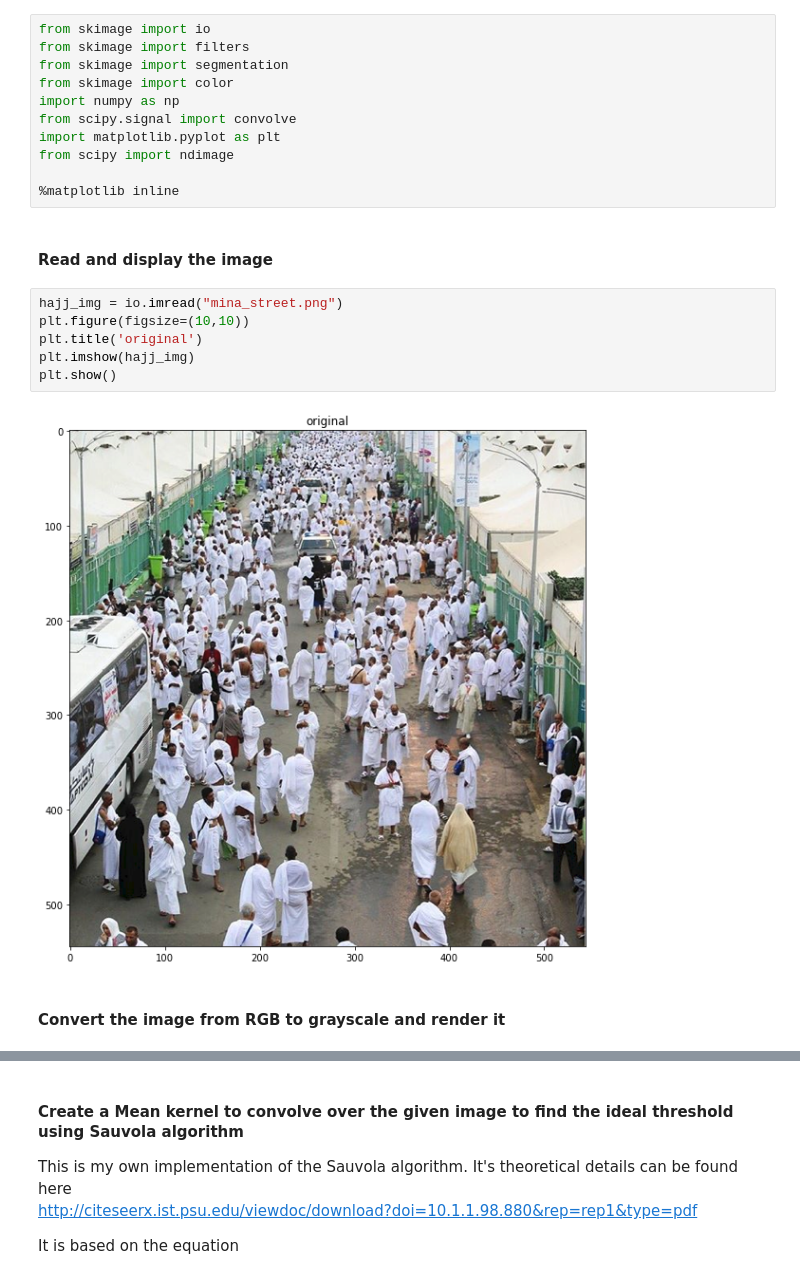
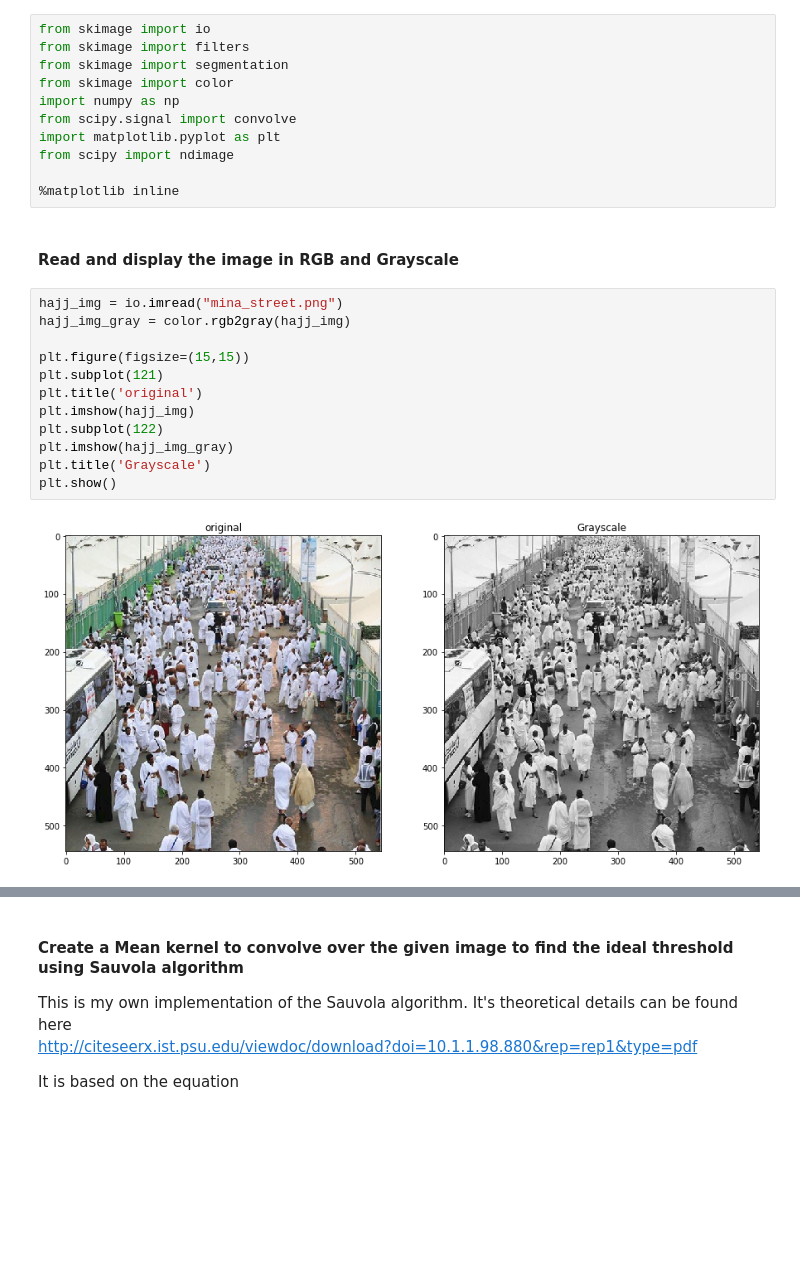
Before and after one commit to thariqkhalid/hajj, a Jupyter notebook: Preprocessing_jamrat_image.ipynb, the cells around one changed output, grey strips where cells are left out. Saved outputs shown, nothing was run; the diff lists cells and outputs as text; blank space fills up the shorter version.

```diff
--- a/Preprocessing_jamrat_image.ipynb
+++ b/Preprocessing_jamrat_image.ipynb
@@ -14,14 +14,18 @@ from scipy import ndimage
 
 %matplotlib inline
 # %% [markdown]
-#### Read and display the image
+#### Read and display the image in RGB and Grayscale
 # %%
 hajj_img = io.imread("mina_street.png")
-plt.figure(figsize=(10,10))
+hajj_img_gray = color.rgb2gray(hajj_img)
+
+plt.figure(figsize=(15,15))
+plt.subplot(121)
 plt.title('original')
 plt.imshow(hajj_img)
+plt.subplot(122)
+plt.imshow(hajj_img_gray)
+plt.title('Grayscale')
 plt.show()
 # %% [output]
-[figure, old version]
+[figure, new version]
-# %% [markdown]
-#### Convert the image from RGB to grayscale and render it
```
Also changed, not shown: parts of 16 cells of this notebook.
